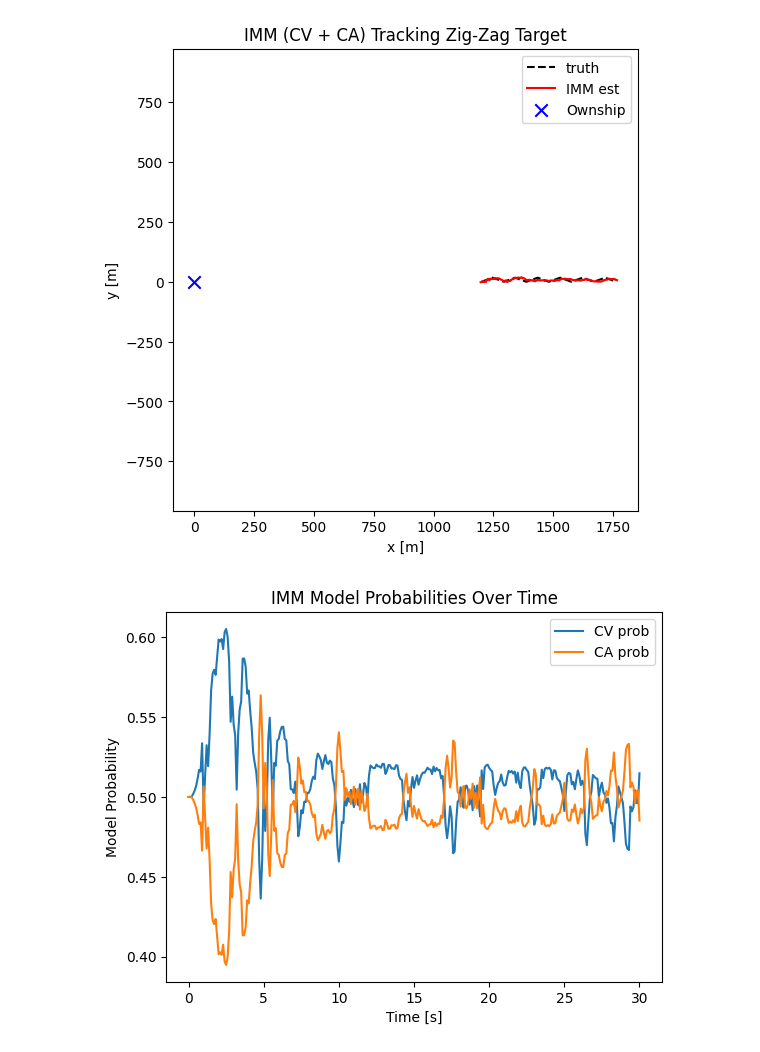
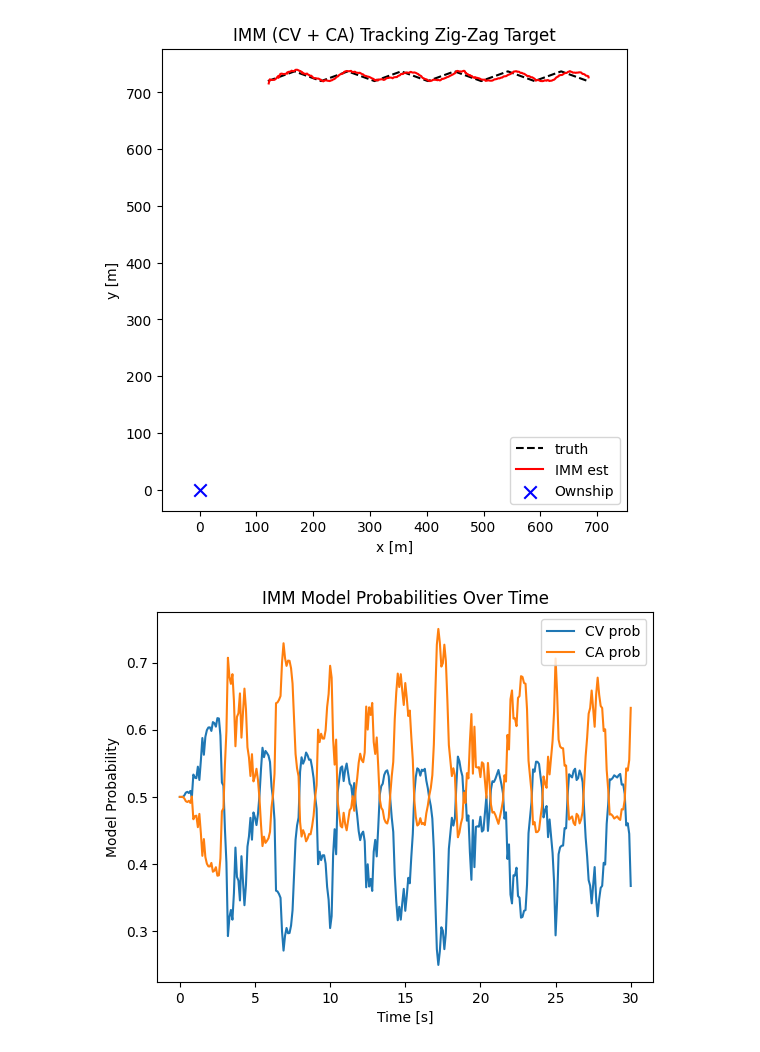
Before and after one commit to gsanc018/kf_lab, a Jupyter notebook: notebooks/03_imm_example.ipynb, the cells around one changed output. Cells and saved outputs as stored; diff of their text form; code cells hidden in the pictures.

```diff
--- a/notebooks/03_imm_example.ipynb
+++ b/notebooks/03_imm_example.ipynb
@@ -18,7 +18,7 @@ DURATION_S = 60.0
 TRUTH_DT = 0.1
 SENSOR_HZ = 5.0
 
-truth, t = zigzag_cv(duration_s=DURATION_S, truth_dt=TRUTH_DT, offset_xy=(1200, 0))
+truth, t = zigzag_cv(duration_s=DURATION_S, truth_dt=TRUTH_DT, offset_xy=(120, 720))
 rb = RangeBearing2D(xs=0.0, ys=0.0, sigma_r=5.0, sigma_b=np.deg2rad(0.5))
 _, Z = simulate_measurements(truth, t, rb, sensor_hz=SENSOR_HZ)
 Z = np.asarray(Z)
@@ -56,32 +56,32 @@ for z in Z:
     X_est.append(x.copy())
     MU_hist.append(mu.copy())
 
 X_est = np.asarray(X_est)
 MU_hist = np.asarray(MU_hist)
 
 # =========================================================
 # Plot results
 # =========================================================
 plt.figure(figsize=(6,6))
 plt.plot(truth[:,0], truth[:,1], 'k--', label="truth")
 plt.plot(X_est[:,0], X_est[:,1], 'r', label="IMM est")
 plt.scatter([0], [0], c="b", marker="x", s=80, label="Ownship")
 plt.xlabel("x [m]")
 plt.ylabel("y [m]")
 plt.axis("equal")
 plt.legend()
 plt.title("IMM (CV + CA) Tracking Zig-Zag Target")
 plt.show()
 
 # Model probability over time
 plt.figure()
 plt.plot(t[:len(MU_hist)], MU_hist[:,0], label="CV prob")
 plt.plot(t[:len(MU_hist)], MU_hist[:,1], label="CA prob")
 plt.xlabel("Time [s]")
 plt.ylabel("Model Probability")
 plt.legend()
 plt.title("IMM Model Probabilities Over Time")
 plt.show()
 # %% [output]
-[figure, old version]
+[figure, new version]
-[figure, old version]
+[figure, new version]
```
Also changed, not shown: 3 other files.
